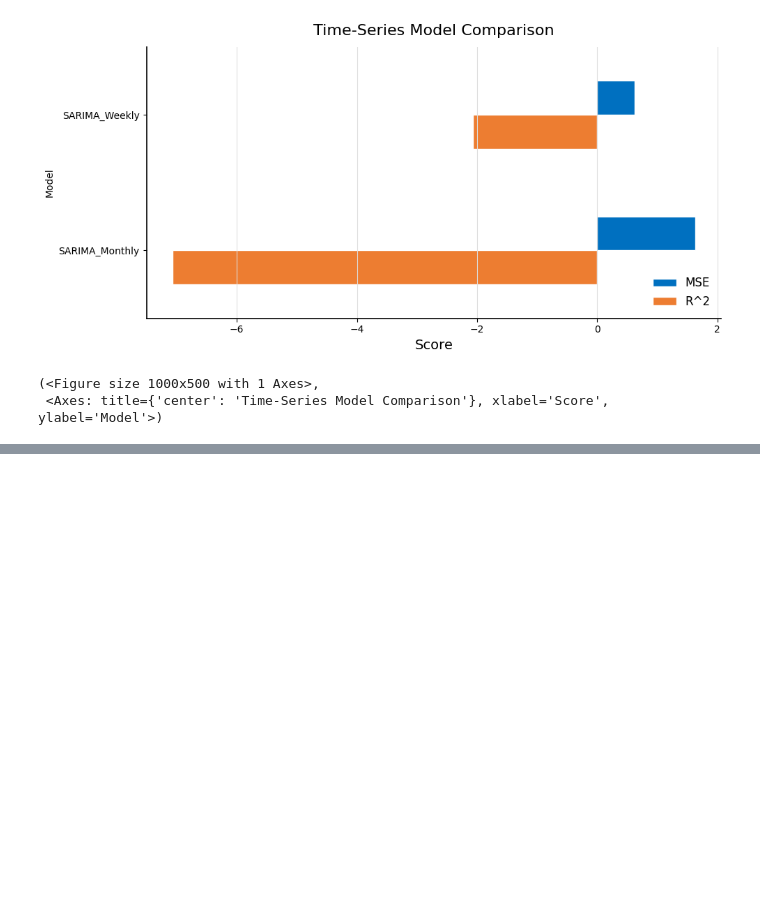
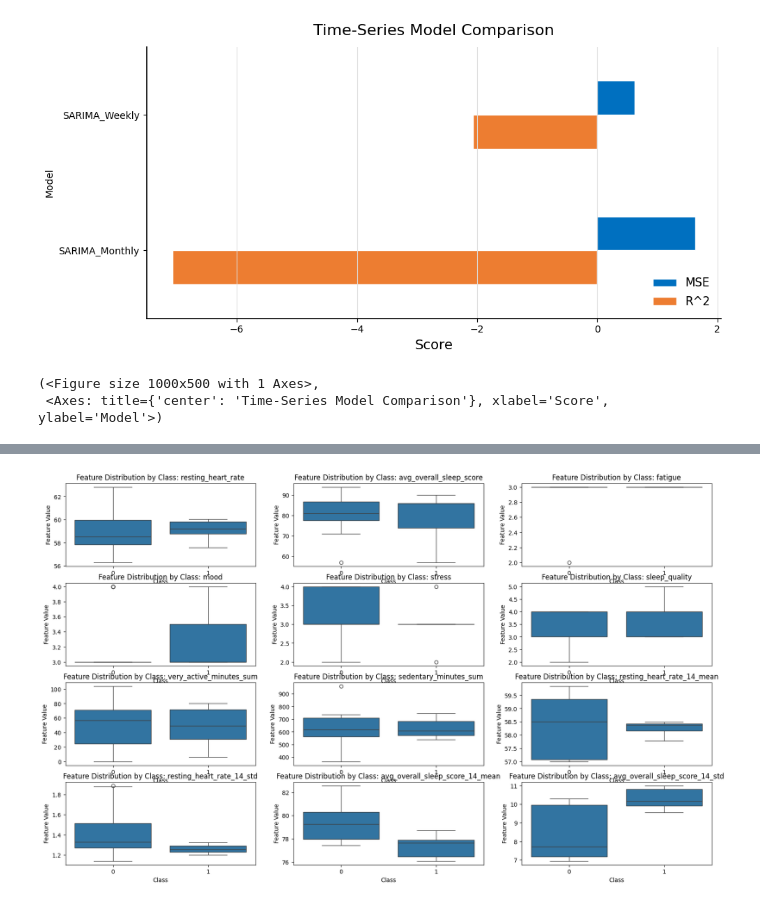
Before and after one commit to ahmedhanifc/DSAI3301---Physiological-Signals-Mental-Health-Assessment, a Jupyter notebook: modelling.ipynb, the cells around one changed output, grey strips where cells are left out. Saved outputs shown, nothing was run; the diff lists cells and outputs as text; code cells hidden in the pictures; blank space fills up the shorter version.

```diff
--- a/modelling.ipynb
+++ b/modelling.ipynb
@@ -422,0 +442,14 @@ plot_ts_model_comparison(
+# %%
+import seaborn as sns
+
+plt.figure(figsize=(20,15))
+
+for i,column in enumerate(X_test.columns,1):
+    plt.subplot(5,3,i)
+    sns.boxplot(x=y_test, y=X_test[column])
+    plt.title(f'Feature Distribution by Class: {column}')
+    plt.xlabel('Class')
+    plt.ylabel('Feature Value')
+plt.show()
+# %% [output]
+[figure, added]
```
Also changed, not shown: parts of 7 cells of this notebook, 25 other files.
